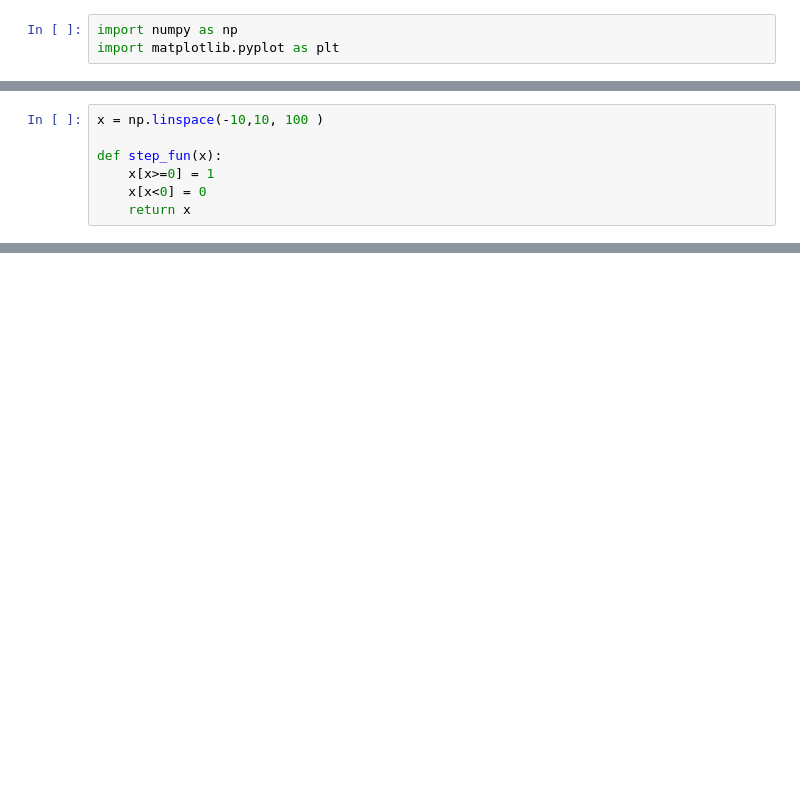
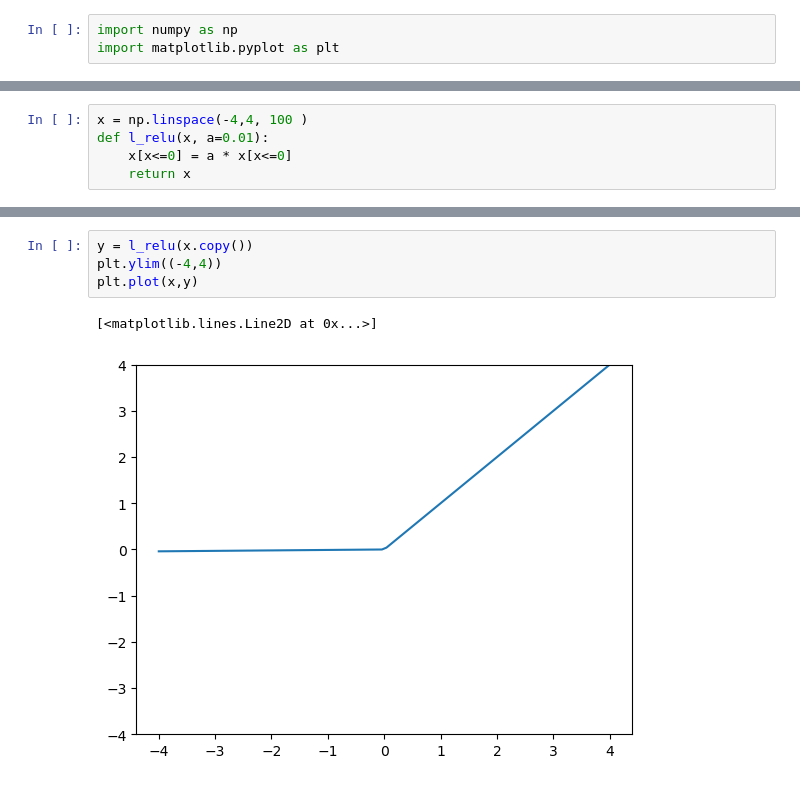
Before and after one commit to hcccccz/colab_notebook, a Jupyter notebook: Activate_function.ipynb, the cells around one changed output, grey strips where cells are left out. Cells and saved outputs as stored; diff of their text form; blank space fills up the shorter version.

```diff
--- a/Activate_function.ipynb
+++ b/Activate_function.ipynb
@@ -4,7 +61,5 @@ import matplotlib.pyplot as plt
 # %%
-x = np.linspace(-10,10, 100 )
-
-def step_fun(x):
-    x[x>=0] = 1
-    x[x<0] = 0
+x = np.linspace(-4,4, 100 )
+def l_relu(x, a=0.01):
+    x[x<=0] = a * x[x<=0]
     return x
@@ -15,0 +66,7 @@ plt.plot(x,step_fun(x.copy()))
+# %%
+y = l_relu(x.copy())
+plt.ylim((-4,4))
+plt.plot(x,y)
+# %% [output]
+[<matplotlib.lines.Line2D at 0x...>]
+[figure, added]
```
Also changed, not shown: parts of 10 cells of this notebook.
